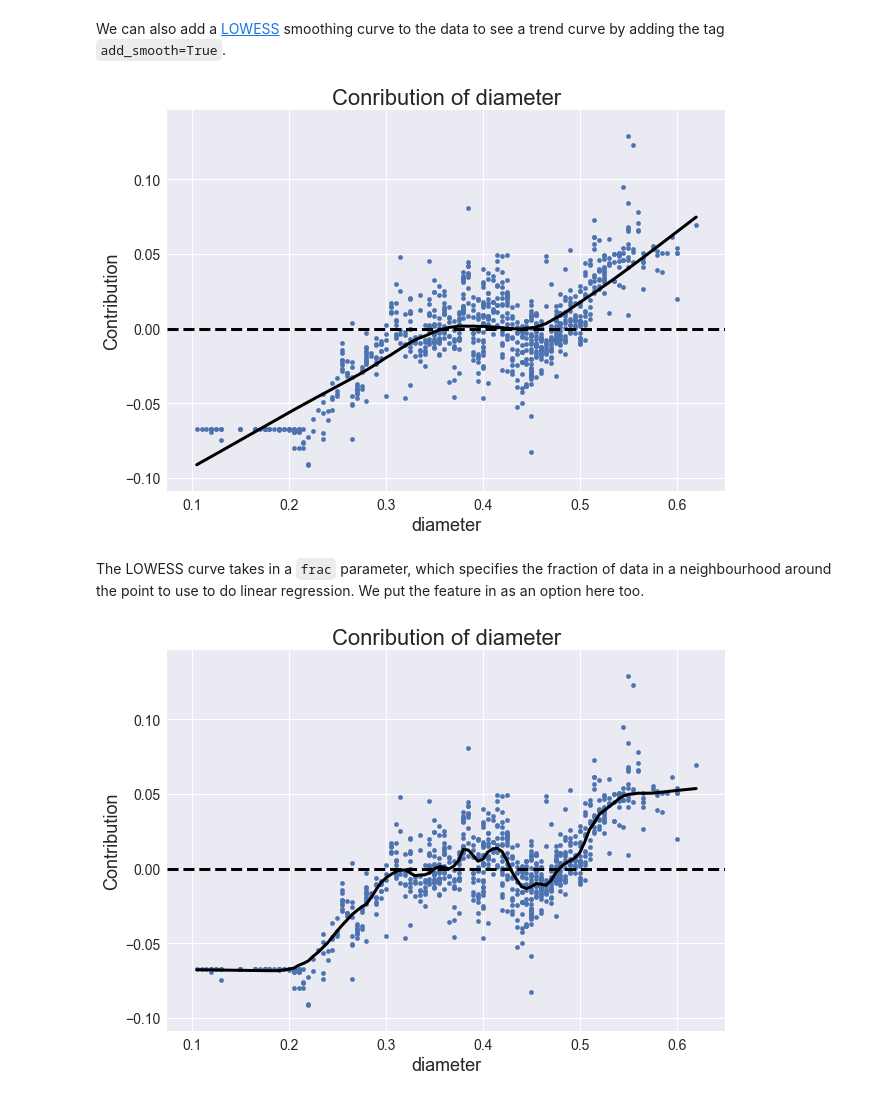
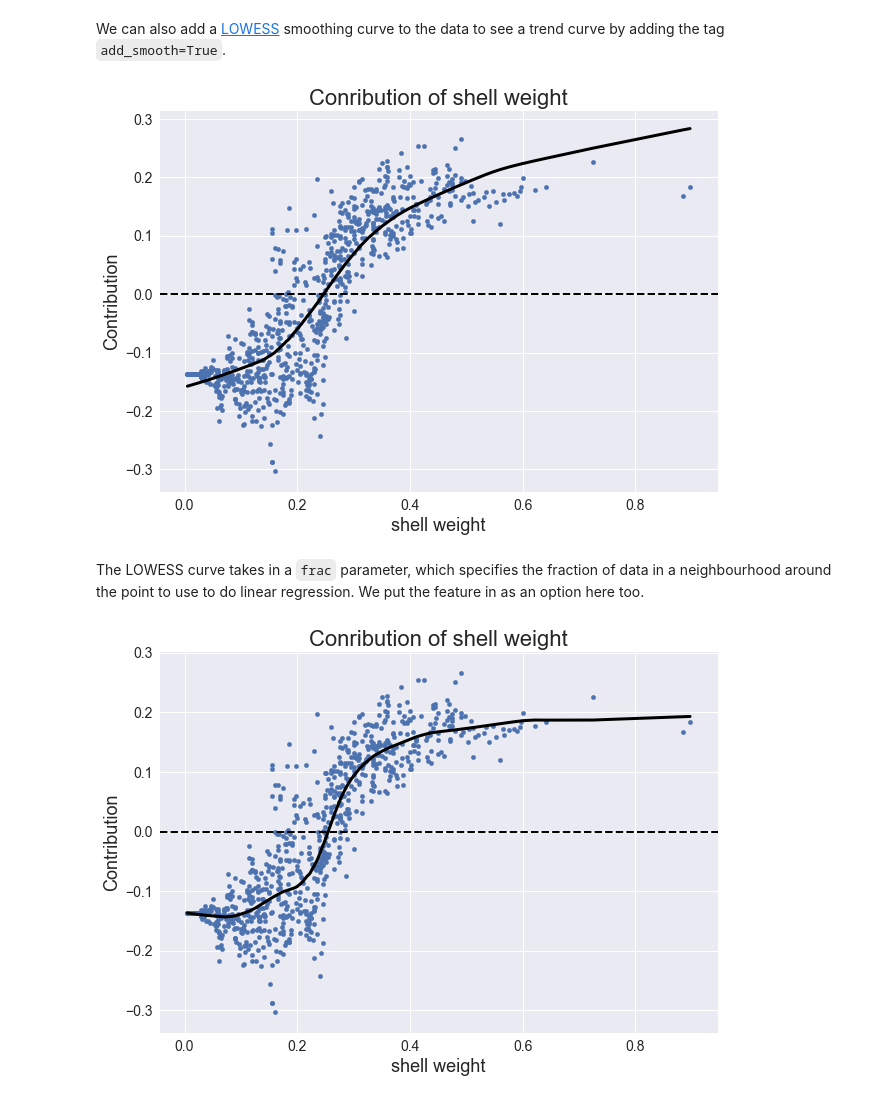
Before and after one commit to gregtam/interpreting-decision-trees-and-random-forests, a Jupyter notebook: Explaining Decision Trees and Random Forests.ipynb, the cells around one changed output. Drawn from its saved outputs; the diff is of its cells as text; code cells hidden in the pictures.

```diff
--- a/Explaining Decision Trees and Random Forests.ipynb
+++ b/Explaining Decision Trees and Random Forests.ipynb
@@ -90,9 +94,13 @@ abalone_train.head()
 # Build Model
 Now, we build simple decision tree and random forest models. We will limit the depth of the decision tree to show how the interpretation works.
 # %%
-dt_clf = DecisionTreeClassifier(criterion='entropy', max_depth=3,
-                                random_state=0)
-dt_clf.fit(X_train, y_train_clf)
+dt_bin_clf = DecisionTreeClassifier(criterion='entropy', max_depth=3,
+                                    random_state=0)
+dt_bin_clf.fit(X_train, y_train_bin_clf)
+
+dt_multi_clf = DecisionTreeClassifier(criterion='entropy', max_depth=3,
+                                      random_state=0)
+dt_multi_clf.fit(X_train, y_train_multi_clf)
 
 dt_reg = DecisionTreeRegressor(criterion='mse', max_depth=3,
                                random_state=0)
@@ -104,9 +112,13 @@ DecisionTreeRegressor(criterion='mse', max_depth=3, max_features=None,
            min_weight_fraction_leaf=0.0, presort=False, random_state=0,
            splitter='best')
 # %%
-rf_clf = RandomForestClassifier(criterion='entropy', max_depth=10,
+rf_bin_clf = RandomForestClassifier(criterion='entropy', max_depth=10,
                                 n_estimators=100, random_state=0)
-rf_clf.fit(X_train, y_train_clf)
+rf_bin_clf.fit(X_train, y_train_bin_clf)
+
+rf_multi_clf = RandomForestClassifier(criterion='entropy', max_depth=10,
+                                      n_estimators=100, random_state=0)
+rf_multi_clf.fit(X_train, y_train_multi_clf)
 
 rf_reg = RandomForestRegressor(criterion='mse', max_depth=10,
                                n_estimators=100, random_state=0)
@@ -122,19 +134,28 @@ RandomForestRegressor(bootstrap=True, criterion='mse', max_depth=10,
 ## Create Feature Contribution
 We use the `ti.predict` function to get our predictions, biases, and contributions. The contributions matrix is a 3d array which represents the contribution for each example, feature, and class label.
 # %%
-dt_clf_pred, dt_clf_bias, dt_clf_contrib = ti.predict(dt_clf, X_test)
-rf_clf_pred, rf_clf_bias, rf_clf_contrib = ti.predict(rf_clf, X_test)
+dt_bin_clf_pred, dt_bin_clf_bias, dt_bin_clf_contrib = ti.predict(dt_bin_clf, X_test)
+rf_bin_clf_pred, rf_bin_clf_bias, rf_bin_clf_contrib = ti.predict(rf_bin_clf, X_test)
+
+dt_multi_clf_pred, dt_multi_clf_bias, dt_multi_clf_contrib = ti.predict(dt_multi_clf, X_test)
+rf_multi_clf_pred, rf_multi_clf_bias, rf_multi_clf_contrib = ti.predict(rf_multi_clf, X_test)
 
 dt_reg_pred, dt_reg_bias, dt_reg_contrib = ti.predict(dt_reg, X_test)
 rf_reg_pred, rf_reg_bias, rf_reg_contrib = ti.predict(rf_reg, X_test)
 
 # Create DataFrame containing contributions
-dt_clf_contrib_df = pd.DataFrame(dt_clf_contrib[:, :, 1],
-                                 columns=X_test.columns
-                                )
-rf_clf_contrib_df = pd.DataFrame(rf_clf_contrib[:, :, 1],
-                                 columns=X_test.columns
-                                )
+dt_bin_clf_contrib_df = pd.DataFrame(dt_bin_clf_contrib[:, :, 1],
+                                     columns=X_test.columns
+                                    )
+rf_bin_clf_contrib_df = pd.DataFrame(rf_bin_clf_contrib[:, :, 1],
+                                     columns=X_test.columns
+                                    )
+dt_multi_clf_contrib_df = pd.DataFrame(dt_multi_clf_contrib[:, :, 1],
+                                       columns=X_test.columns
+                                      )
+rf_multi_clf_contrib_df = pd.DataFrame(rf_multi_clf_contrib[:, :, 1],
+                                       columns=X_test.columns
+                                      )
 dt_reg_contrib_df = pd.DataFrame(dt_reg_contrib,
                                  columns=X_test.columns
                                 )
@@ -257,14 +301,14 @@ plot_single_feat_contrib('diameter', X_test, rf_clf_contrib_df)
 # %% [markdown]
 We can also add a <a href='http://www.statisticshowto.com/lowess-smoothing/'>LOWESS</a> smoothing curve to the data to see a trend curve by adding the tag `add_smooth=True`.
 # %%
-plot_single_feat_contrib('diameter', X_test, rf_clf_contrib_df,
+plot_single_feat_contrib('shell weight', X_test, rf_bin_clf_contrib_df,
                          add_smooth=True)
 # %% [output]
-[figure, old version]
+[figure, new version]
 # %% [markdown]
 The LOWESS curve takes in a `frac` parameter, which specifies the fraction of data in a neighbourhood around the point to use to do linear regression. We put the feature in as an option here too.
 # %%
-plot_single_feat_contrib('diameter', X_test, rf_clf_contrib_df,
-                         add_smooth=True, frac=0.1)
+plot_single_feat_contrib('shell weight', X_test, rf_bin_clf_contrib_df,
+                         add_smooth=True, frac=0.3)
 # %% [output]
-[figure, old version]
+[figure, new version]
```
Also changed, not shown: parts of 12 cells of this notebook.
